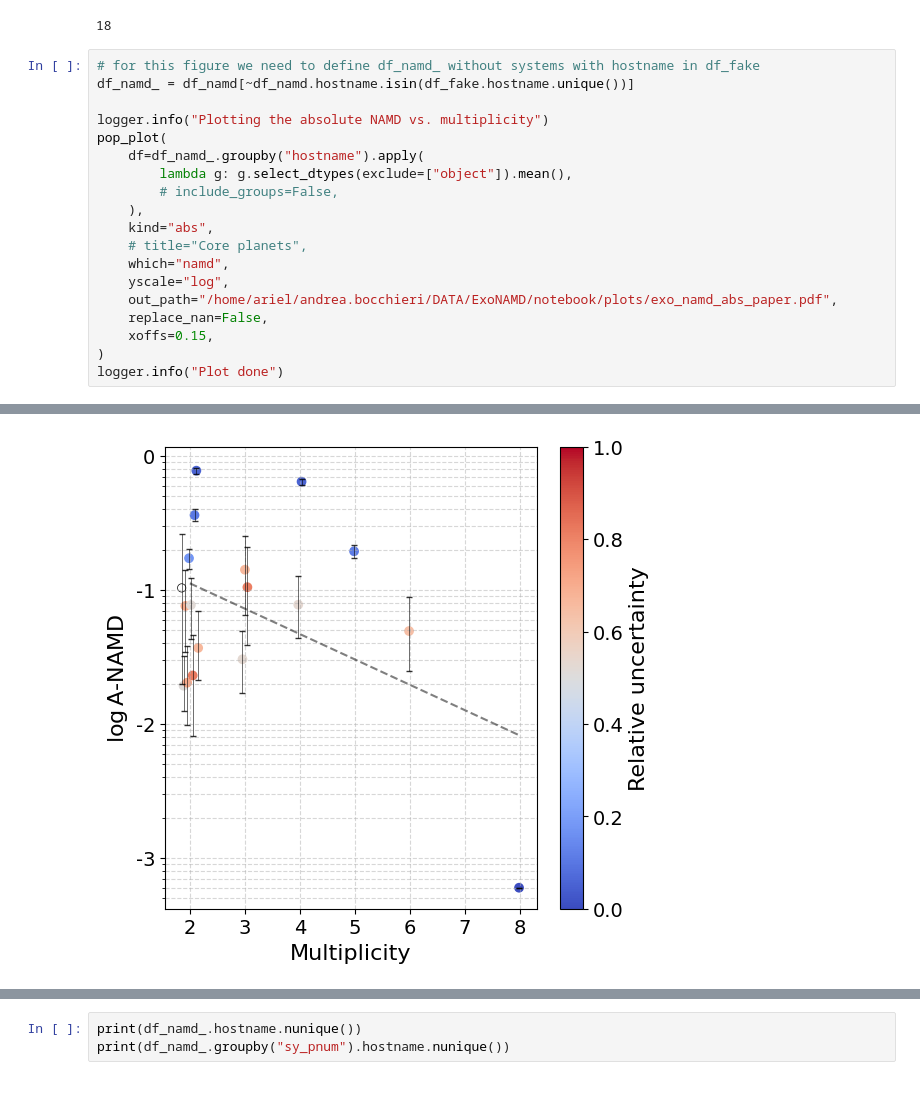
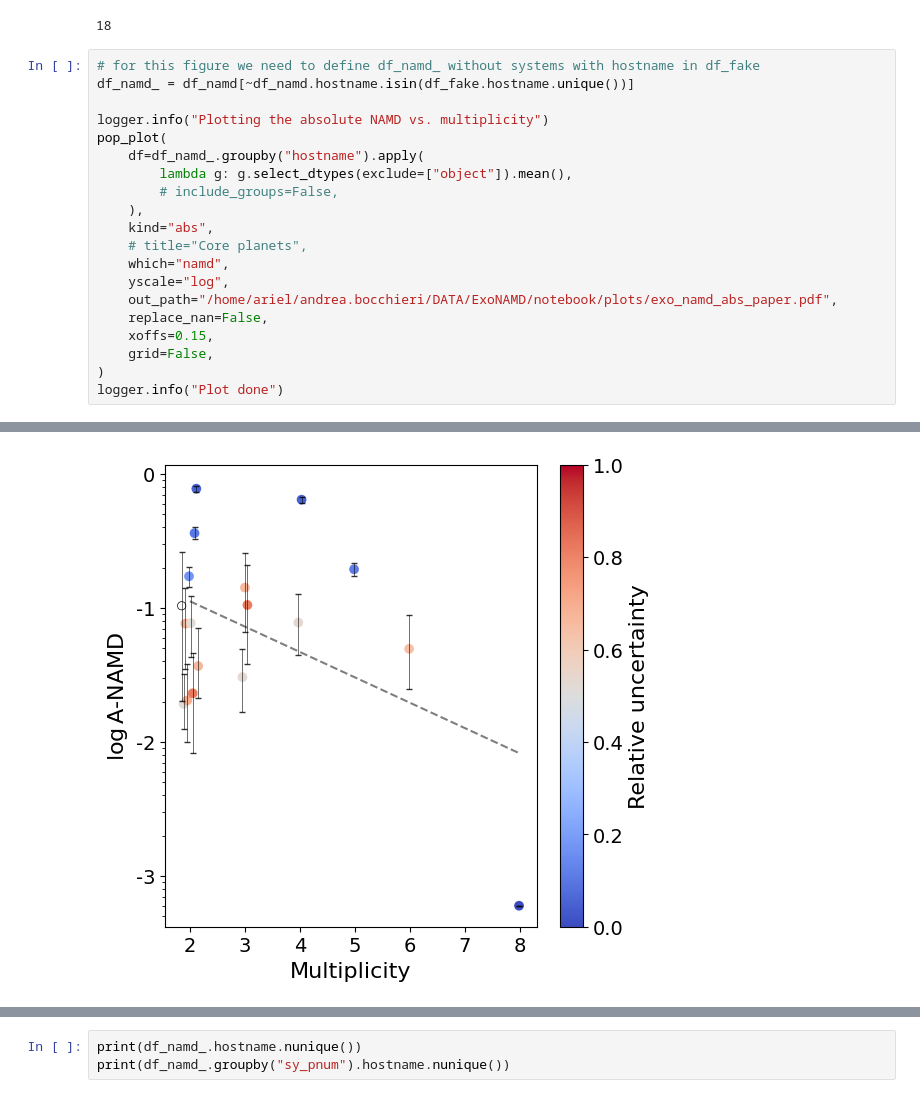
Before and after one commit to abocchieri/ExoNAMD, a Jupyter notebook: notebook/paper_fig2-4.ipynb, the cells around one changed output, grey strips where cells are left out. Saved outputs shown, nothing was run; the diff lists cells and outputs as text.

```diff
--- a/notebook/paper_fig2-4.ipynb
+++ b/notebook/paper_fig2-4.ipynb
@@ -230,6 +227,7 @@ pop_plot(
     out_path="/home/ariel/andrea.bocchieri/DATA/ExoNAMD/notebook/plots/exo_namd_abs_paper.pdf",
     replace_nan=False,
     xoffs=0.15,
+    grid=False,
 )
 logger.info("Plot done")
 # %% [output]
@@ -237 +235 @@ logger.info("Plot done")
-[figure, old version]
+[figure, new version]
```
Also changed, not shown: parts of 8 cells of this notebook, 6 other files.
